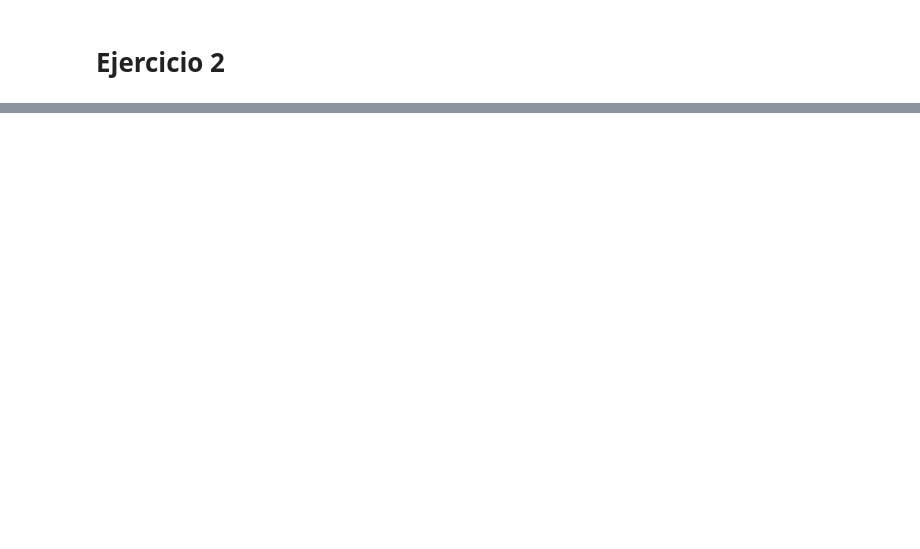
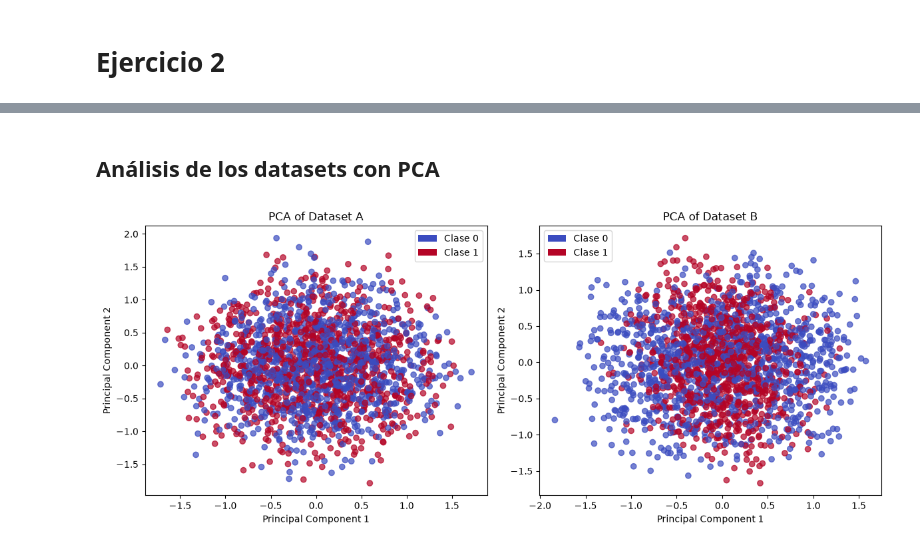
Before and after one commit to BrunoSpoletini/topicosMineriaDeDatos, a Jupyter notebook: tp2/TMD_TP2_Seleccion.ipynb, the cells around one changed output, grey strips where cells are left out. Drawn from its saved outputs; the diff is of its cells as text; code cells hidden in the pictures; blank space fills up the shorter version.

```diff
--- a/tp2/TMD_TP2_Seleccion.ipynb
+++ b/tp2/TMD_TP2_Seleccion.ipynb
@@ -544,0 +465,35 @@ Total: 0.2801
+# %% [markdown]
+## Análisis de los datasets con PCA
+# %%
+from matplotlib.colors import ListedColormap
+from matplotlib.patches import Patch
+
+# Colores de las clases (-1 -> "Clase 0", 1 -> "Clase 1")
+color_clase0, color_clase1 = plt.get_cmap("coolwarm")([0.0, 1.0])
+cmap_clases = ListedColormap([color_clase0, color_clase1])
+leyenda_clases = [
+    Patch(facecolor=color_clase0, label="Clase 0"),
+    Patch(facecolor=color_clase1, label="Clase 1")]
+
+pca_a = PCA(n_components=2)
+A_pca = pca_a.fit_transform(datosAX)
+pca_b = PCA(n_components=2)
+B_pca = pca_b.fit_transform(datosBX)
+
+# A a la izquierda, B a la derecha
+fig, (ax_a, ax_b) = plt.subplots(1, 2, figsize=(12, 5))
+
+for ax, X_pca, y, nombre in [
+        (ax_a, A_pca, datosAy, "A"), (ax_b, B_pca, datosBy, "B")]:
+    ax.scatter(
+        X_pca[:, 0], X_pca[:, 1], c=np.where(y == 1, 1, 0),
+        cmap=cmap_clases, alpha=0.7)
+    ax.set_title(f"PCA of Dataset {nombre}")
+    ax.set_xlabel("Principal Component 1")
+    ax.set_ylabel("Principal Component 2")
+    ax.legend(handles=leyenda_clases)
+
+plt.tight_layout()
+plt.show()
+# %% [output]
+[figure, added]
```
Also changed, not shown: parts of 12 cells of this notebook.
